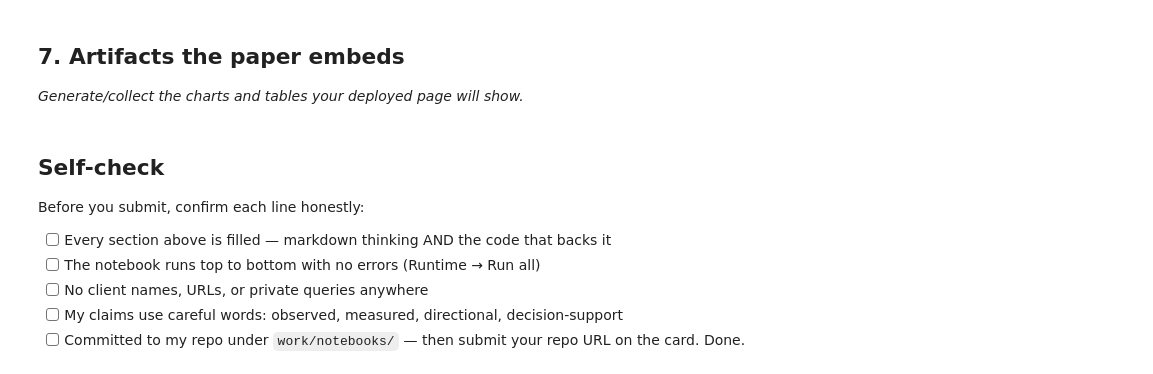
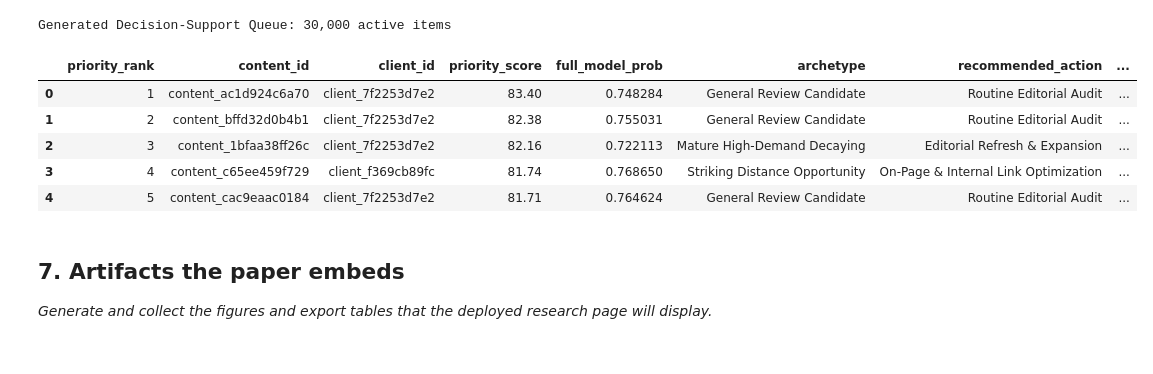
Before and after one commit to mzayan-bit/flyrank-ml-internship, a Jupyter notebook: work/notebooks/capstone.ipynb, the cells around one changed output. Saved outputs shown, nothing was run; the diff lists cells and outputs as text; code cells hidden in the pictures.

Commit message:
Complete ML-11 deployed research paper

```diff
--- a/work/notebooks/capstone.ipynb
+++ b/work/notebooks/capstone.ipynb
@@ -33,14 +330,56 @@ This skeleton is yours to fill. Work the sections **in order** — each one has
+# %%
+# Generate and display ranked priority queue summary
+df["full_model_prob"] = RandomForestClassifier(class_weight="balanced_subsample", max_depth=10, min_samples_leaf=25, n_estimators=200, n_jobs=-1, random_state=RANDOM_STATE).fit(X, y).predict_proba(X)[:, 1]
+
+vis_score = percentile_rank(np.log1p(df["impressions_90d"]))
+fresh_score = percentile_rank(df["days_since_last_update"])
+
+df["priority_score"] = (100 * (0.60 * df["full_model_prob"] + 0.25 * vis_score + 0.15 * fresh_score)).round(2)
+
+def assign_codes(row):
+    codes = []
+    if row["full_model_prob"] >= 0.60: codes.append("model_decline_risk")
+    if row["days_since_last_update"] >= 180 and row["content_age_days"] >= 180: codes.append("high_decay_staleness")
+    if row["word_count"] < 1200 and row["impressions_90d"] >= 250: codes.append("thin_visible_content")
+    if 11 <= row["avg_position"] <= 20 and row["impressions_90d"] >= 250: codes.append("striking_distance_opportunity")
+    if row["avg_position"] <= 20 and row["impressions_90d"] >= 500 and row["ctr"] < 0.5: codes.append("low_ctr_visible")
+    return "|".join(codes) if codes else "routine_monitoring"
+
+df["reason_codes"] = df.apply(assign_codes, axis=1)
+
+def assign_archetype(row):
+    codes = row["reason_codes"]
+    if "high_decay_staleness" in codes and "model_decline_risk" in codes:
+        return "Mature High-Demand Decaying", "Editorial Refresh & Expansion"
+    elif "striking_distance_opportunity" in codes:
+        return "Striking Distance Opportunity", "On-Page & Internal Link Optimization"
+    elif "thin_visible_content" in codes:
+        return "Thin Visible Asset", "Depth & Topic Coverage Expansion"
+    elif "low_ctr_visible" in codes:
+        return "Low CTR Page-One Asset", "Title & Snippet Refinement"
+    elif row["full_model_prob"] < 0.40 and row["avg_position"] <= 10:
+        return "Healthy High-Performing Asset", "Monitor & Maintain"
+    else:
+        return "General Review Candidate", "Routine Editorial Audit"
+
+arch_res = df.apply(assign_archetype, axis=1)
+df["archetype"] = [a[0] for a in arch_res]
+df["recommended_action"] = [a[1] for a in arch_res]
+
+active_queue = df[(df["impressions_90d"] > 0) & (df["content_age_days"] >= 90)].sort_values("priority_score", ascending=False).reset_index(drop=True)
+active_queue["priority_rank"] = np.arange(1, len(active_queue) + 1)
+
+print(f"Generated Decision-Support Queue: {len(active_queue):,} active items")
+display(active_queue[["priority_rank", "content_id", "client_id", "priority_score", "full_model_prob", "archetype", "recommended_action", "reason_codes"]].head(5))
+# %% [output]
+Generated Decision-Support Queue: 30,000 active items
+|  | priority_rank | content_id | client_id | priority_score | full_model_prob | archetype | recommended_action | ... |
+| 0 | 1 | content_ac1d924c6a70 | client_7f2253d7e2 | 83.40 | 0.748284 | General Review Candidate | Routine Editorial Audit | ... |
+| 1 | 2 | content_bffd32d0b4b1 | client_7f2253d7e2 | 82.38 | 0.755031 | General Review Candidate | Routine Editorial Audit | ... |
+| 2 | 3 | content_1bfaa38ff26c | client_7f2253d7e2 | 82.16 | 0.722113 | Mature High-Demand Decaying | Editorial Refresh & Expansion | ... |
+| 3 | 4 | content_c65ee459f729 | client_f369cb89fc | 81.74 | 0.768650 | Striking Distance Opportunity | On-Page & Internal Link Optimization | ... |
+| 4 | 5 | content_cac9eaac0184 | client_7f2253d7e2 | 81.71 | 0.764624 | General Review Candidate | Routine Editorial Audit | ... |
 # %% [markdown]
 ## 7. Artifacts the paper embeds
 
-*Generate/collect the charts and tables your deployed page will show.*
+*Generate and collect the figures and export tables that the deployed research page will display.*
-# %% [markdown]
-## Self-check
-
-Before you submit, confirm each line honestly:
-
-- [ ] Every section above is filled — markdown thinking AND the code that backs it
-- [ ] The notebook runs top to bottom with no errors (Runtime → Run all)
-- [ ] No client names, URLs, or private queries anywhere
-- [ ] My claims use careful words: observed, measured, directional, decision-support
-- [ ] Committed to my repo under `work/notebooks/` — then submit your repo URL on the card. Done.
```
Also changed, not shown: parts of 21 cells of this notebook, 7 other files.
